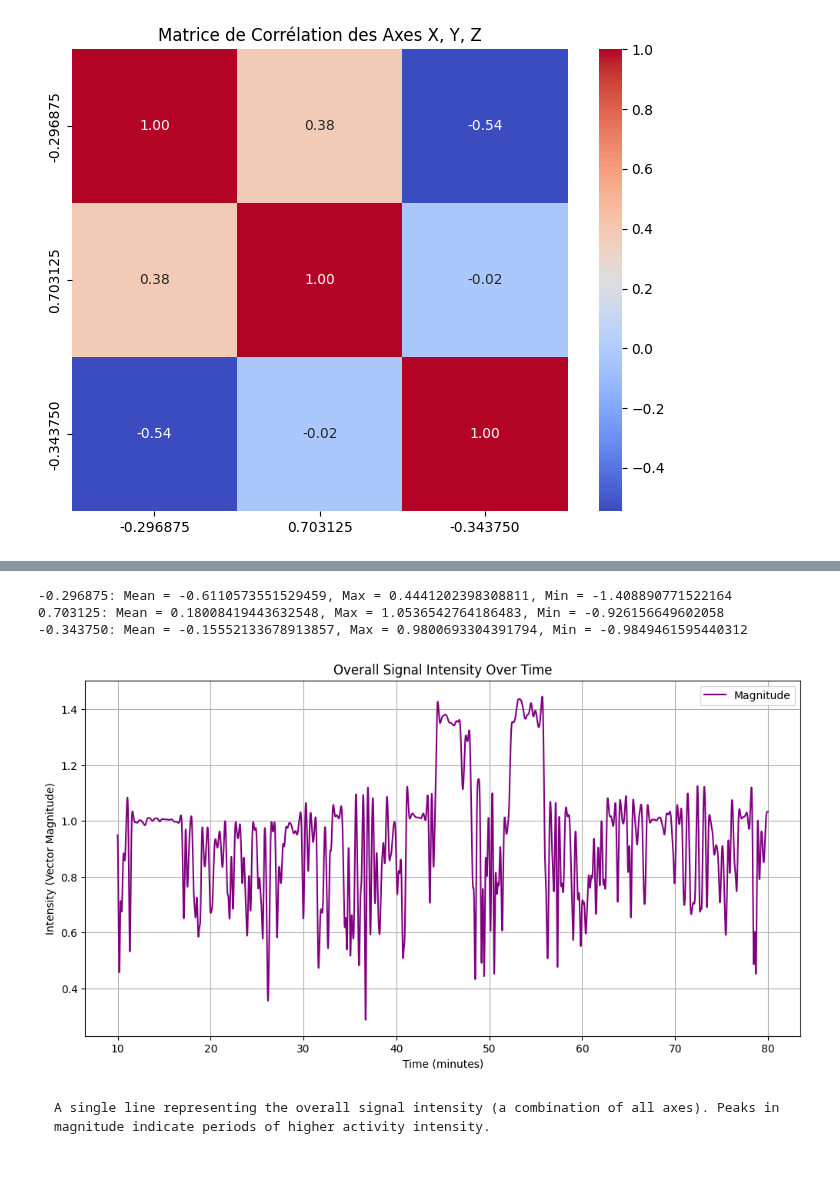
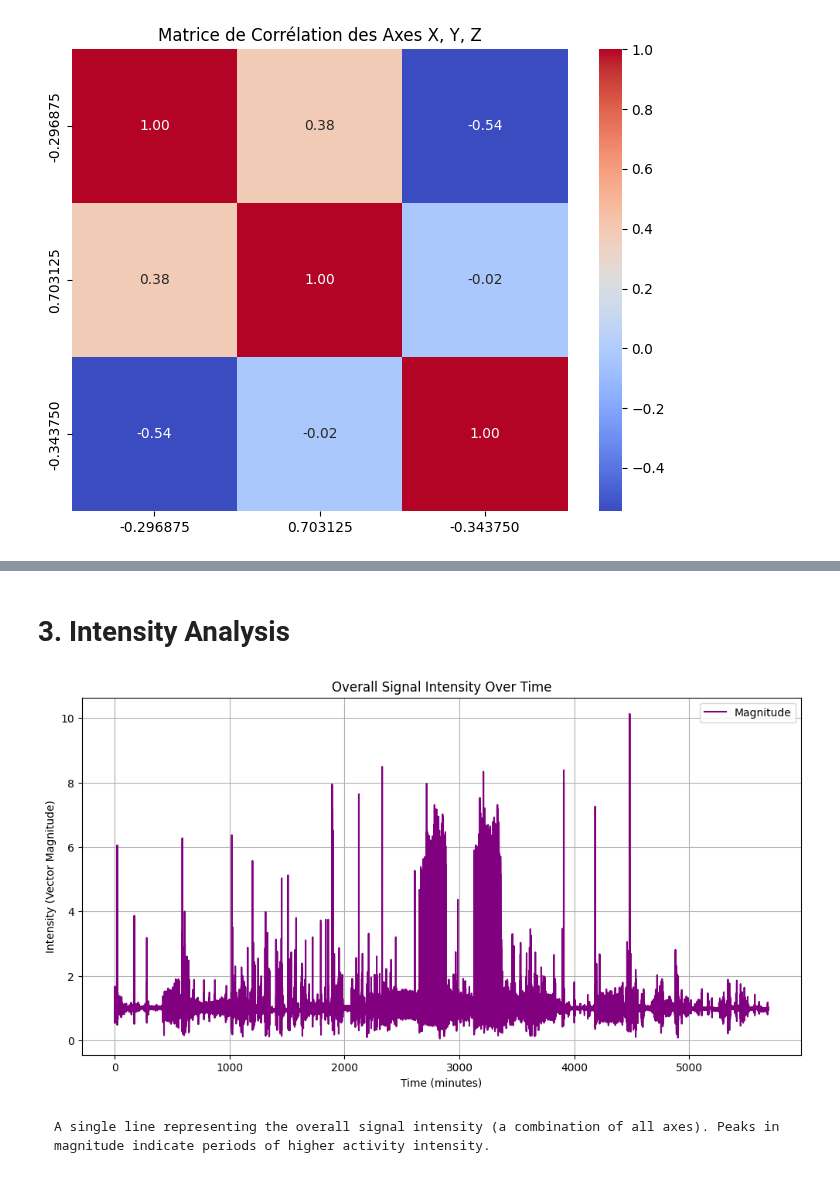
Before and after one commit to leyah-sa/AX3-Project, a Jupyter notebook: notebooks/Smoker/Smoker-analysis.ipynb, the cells around one changed output, grey strips where cells are left out. Drawn from its saved outputs; the diff is of its cells as text; code cells hidden in the pictures.

```diff
--- a/notebooks/Smoker/Smoker-analysis.ipynb
+++ b/notebooks/Smoker/Smoker-analysis.ipynb
@@ -515,33 +59,0 @@ Mean interval for -0.343750: 1.4373638888888889 minutes
-# %%
-from scipy.signal import find_peaks
-import matplotlib.pyplot as plt
-
-# Detect peaks for each signal column
-plt.figure(figsize=(12, 6))
-for signal in signal_columns:
-    # Detect peaks
-    peaks, _ = find_peaks(filtered_data_df[signal], height=0)  # Adjust height as needed
-
-    # Plot the signal
-    plt.plot(filtered_data_df['relative_time_minutes'], filtered_data_df[signal], label=signal)
-
-    # Highlight peaks on the signal
-    plt.plot(filtered_data_df['relative_time_minutes'].iloc[peaks],
-             filtered_data_df[signal].iloc[peaks],
-             "x", label=f"Peaks in {signal}")
-
-    # Calculate intervals between peaks and annotate periodicity
-    peak_times = filtered_data_df['relative_time_minutes'].iloc[peaks]
-    for i in range(len(peak_times) - 1):
-        interval = peak_times.iloc[i + 1] - peak_times.iloc[i]
-        midpoint = (peak_times.iloc[i + 1] + peak_times.iloc[i]) / 2
-        plt.annotate(f"{interval:.2f} min",
-                     (midpoint, filtered_data_df[signal].iloc[peaks[i]]),
-                     textcoords="offset points", xytext=(0, 10), ha='center', fontsize=8)
-
-plt.title("Periodicity and Peaks in Signal")
-plt.xlabel("Time (minutes)")
-plt.ylabel("Signal Value")
-plt.legend()
-plt.grid(True)
-plt.show()
@@ -565,33 +60,25 @@ Compute statistics for signal amplitude to compare intensity across time:
-# %%
-for signal in signal_columns:
-    mean_amplitude = filtered_data_df[signal].mean()
-    max_amplitude = filtered_data_df[signal].max()
-    min_amplitude = filtered_data_df[signal].min()
-    print(f"{signal}: Mean = {mean_amplitude}, Max = {max_amplitude}, Min = {min_amplitude}")
-# %% [output]
--0.296875: Mean = -0.6110573551529459, Max = 0.4441202398308811, Min = -1.408890771522164
-0.703125: Mean = 0.18008419443632548, Max = 1.0536542764186483, Min = -0.926156649602058
--0.343750: Mean = -0.15552133678913857, Max = 0.9800693304391794, Min = -0.9849461595440312
+# %% [markdown]
+# 3. Intensity Analysis
 # %%
 import numpy as np
 
 # Compute the vector magnitude for overall intensity
-filtered_data_df['magnitude'] = np.sqrt(
-    sum(filtered_data_df[signal]**2 for signal in signal_columns)
+data['magnitude'] = np.sqrt(
+    sum(data[signal]**2 for signal in signal_columns)
 )
 
 # Plot the magnitude
 plt.figure(figsize=(12, 6))
-plt.plot(filtered_data_df['relative_time_minutes'], filtered_data_df['magnitude'], label="Magnitude", color='purple')
+plt.plot(data['relative_time_minutes'], data['magnitude'], label="Magnitude", color='purple')
 
 plt.title("Overall Signal Intensity Over Time")
 plt.xlabel("Time (minutes)")
 plt.ylabel("Intensity (Vector Magnitude)")
 plt.legend()
 plt.grid(True)
 plt.show()
 # %% [output]
-[figure, old version]
+[figure, new version]
 # %% [markdown]
 	A single line representing the overall signal intensity (a combination of all axes). Peaks in magnitude indicate periods of higher activity intensity.
 # %% [markdown]
```
Also changed, not shown: parts of 36 cells of this notebook.
